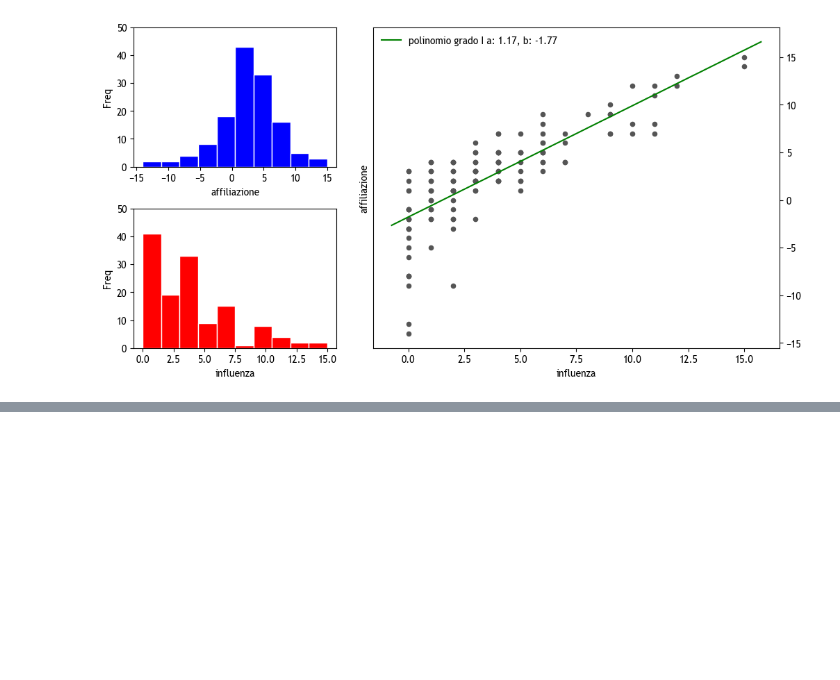
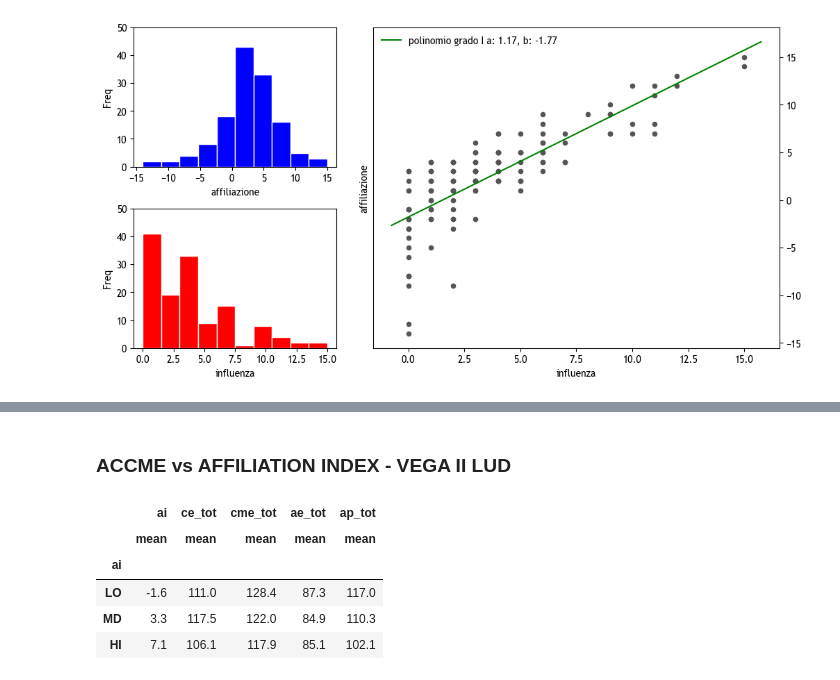
Before and after one commit to alkaest2002/abgrid, a Jupyter notebook: ipython/eda.ipynb, the cells around one changed output, grey strips where cells are left out. Saved outputs shown, nothing was run; the diff lists cells and outputs as text; code cells hidden in the pictures; blank space fills up the shorter version.

```diff
--- a/ipython/eda.ipynb
+++ b/ipython/eda.ipynb
@@ -104,0 +150,12 @@ for idx, (label, group_data) in enumerate(data.groupby(by="ac_raw_stu_i")):
+# %% [markdown]
+### ACCME vs AFFILIATION INDEX - VEGA II LUD
+# %%
+grouper = pd.qcut(df["ai"], [0, .3, .7, 1], labels=["LO","MD","HI"])
+get_table(df, ["ai", *columns], grouper)
+# %% [output]
+|  | ai | ce_tot | cme_tot | ae_tot | ap_tot |
+|  | mean | mean | mean | mean | mean |
+| ai |  |  |  |  |  |
+| LO | -1.6 | 111.0 | 128.4 | 87.3 | 117.0 |
+| MD | 3.3 | 117.5 | 122.0 | 84.9 | 110.3 |
+| HI | 7.1 | 106.1 | 117.9 | 85.1 | 102.1 |
```
Also changed, not shown: parts of 19 cells of this notebook, 3 other files.
